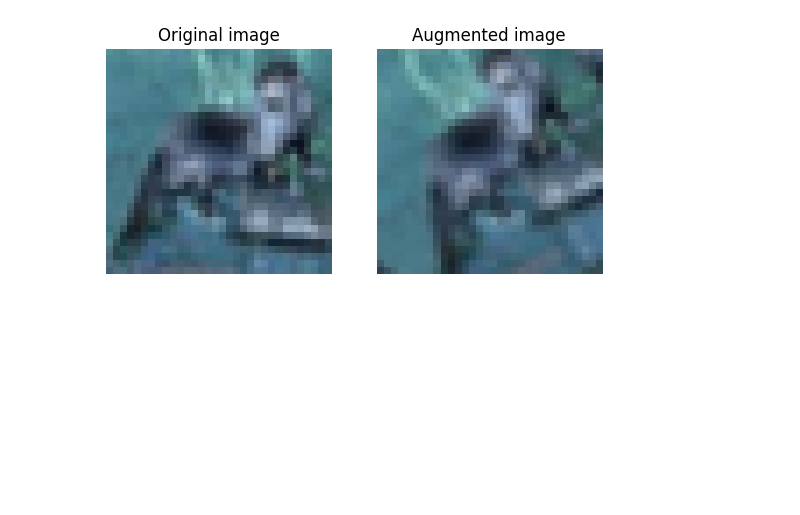
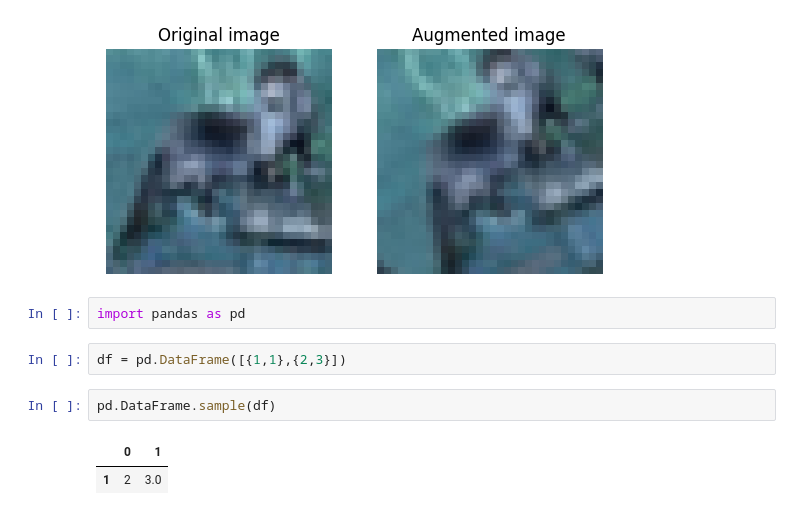
Before and after one commit to BatyaAbitbol/Group3, a Jupyter notebook: Rotate cifar100 images.ipynb, the cells around one changed output. Drawn from its saved outputs; the diff is of its cells as text; blank space fills up the shorter version.

Commit message:
perfect_data

```diff
--- a/Rotate cifar100 images.ipynb
+++ b/Rotate cifar100 images.ipynb
@@ -211,3 +211,12 @@ numpy.ndarray
 visualize(img, rotated_img)
 # %% [output]
 [figure]
+# %%
+import pandas as pd
+# %%
+df = pd.DataFrame([{1,1},{2,3}])
+# %%
+pd.DataFrame.sample(df)
+# %% [output]
+|  | 0 | 1 |
+| 1 | 2 | 3.0 |
```
Also changed, not shown: 8 other files.
